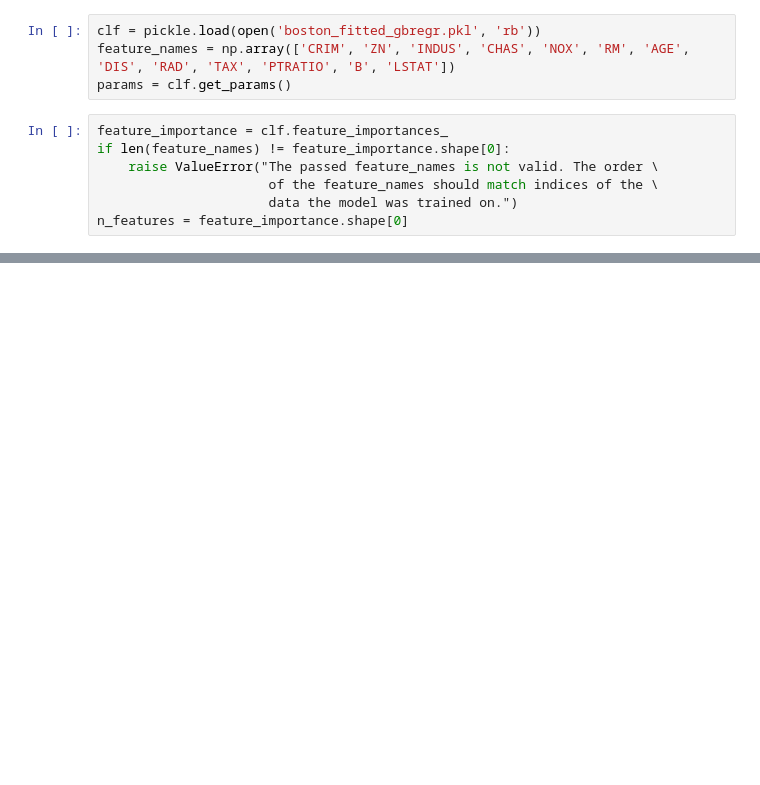
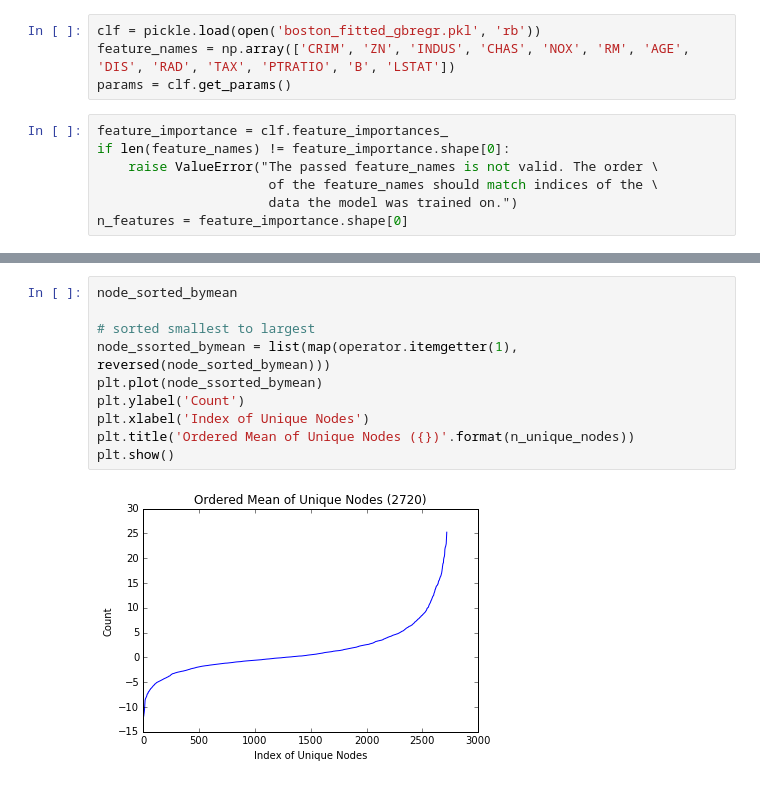
Before and after one commit to itzjustricky/illumine, a Jupyter notebook: ipynb_templates/individual_tree_analysis.ipynb, the cells around one changed output, grey strips where cells are left out. Saved outputs shown, nothing was run; the diff lists cells and outputs as text; blank space fills up the shorter version.

```diff
--- a/ipynb_templates/individual_tree_analysis.ipynb
+++ b/ipynb_templates/individual_tree_analysis.ipynb
@@ -43,0 +136,12 @@ ImportError: No module named 'illumine'
+# %%
+node_sorted_bymean
+
+# sorted smallest to largest
+node_ssorted_bymean = list(map(operator.itemgetter(1), reversed(node_sorted_bymean)))
+plt.plot(node_ssorted_bymean)
+plt.ylabel('Count')
+plt.xlabel('Index of Unique Nodes')
+plt.title('Ordered Mean of Unique Nodes ({})'.format(n_unique_nodes))
+plt.show()
+# %% [output]
+[figure, added]
```
Also changed, not shown: parts of 16 cells of this notebook, 10 other files.
